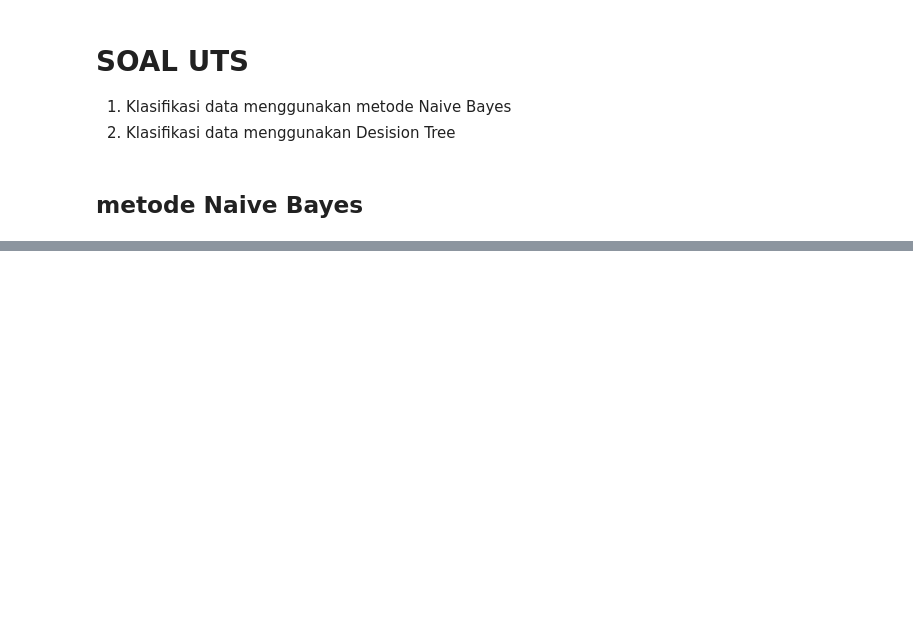
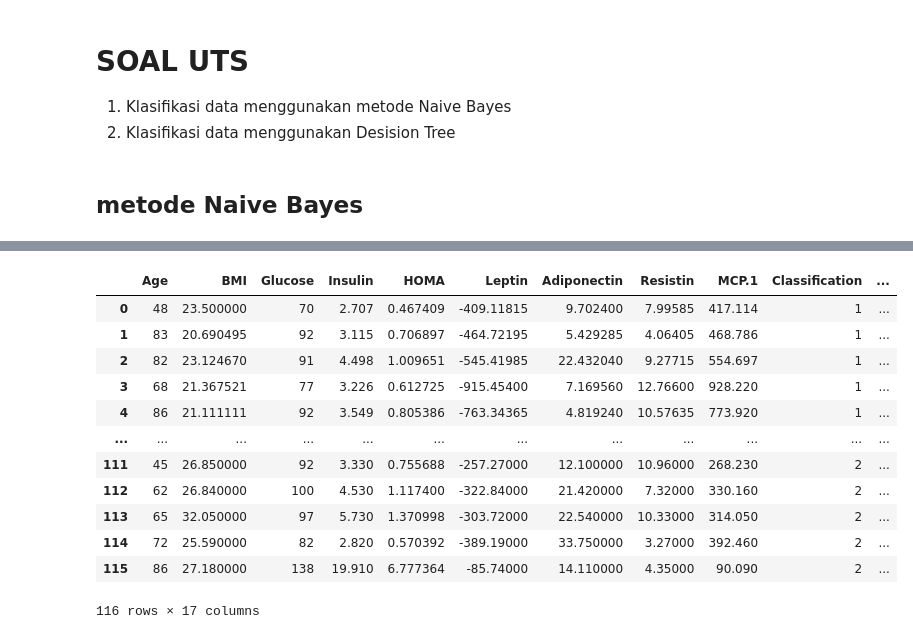
Before and after one commit to FajarAndrianto037/datamining, a Jupyter notebook: _sources/UTS.ipynb, the cells around one changed output, grey strips where cells are left out. Saved outputs shown, nothing was run; the diff lists cells and outputs as text; code cells hidden in the pictures; blank space fills up the shorter version.

```diff
--- a/_sources/UTS.ipynb
+++ b/_sources/UTS.ipynb
@@ -19,0 +102,3 @@ HTTPError: ignored
+# %%
+# Importing the dataset
+iris = pd.read_csv('https://raw.githubusercontent.com/FajarAndrianto037/data/main/dataR2.csv')
@@ -19,0 +125,24 @@ HTTPError: ignored
+# %%
+iris['Sepal_diff'] = iris['Insulin']-iris['Leptin']
+iris['Petal_diff'] = iris['Adiponectin']-iris['Resistin']
+# %%
+iris['Sepal_Petal_len_diff'] = iris['Insulin']-iris['Leptin']
+iris['Sepal_Petal_width_diff'] = iris['Adiponectin']-iris['Resistin']
+# %%
+iris['Sepal_Petal_len_wid_diff'] = iris['Insulin']-iris['Leptin']
+iris['Sepal_Petal_wid_len_diff'] = iris['Adiponectin']-iris['Resistin']
+iris
+# %% [output]
+|  | Age | BMI | Glucose | Insulin | HOMA | Leptin | Adiponectin | Resistin | MCP.1 | Classification | ... |
+| 0 | 48 | 23.500000 | 70 | 2.707 | 0.467409 | -409.11815 | 9.702400 | 7.99585 | 417.114 | 1 | ... |
+| 1 | 83 | 20.690495 | 92 | 3.115 | 0.706897 | -464.72195 | 5.429285 | 4.06405 | 468.786 | 1 | ... |
+| 2 | 82 | 23.124670 | 91 | 4.498 | 1.009651 | -545.41985 | 22.432040 | 9.27715 | 554.697 | 1 | ... |
+| 3 | 68 | 21.367521 | 77 | 3.226 | 0.612725 | -915.45400 | 7.169560 | 12.76600 | 928.220 | 1 | ... |
+| 4 | 86 | 21.111111 | 92 | 3.549 | 0.805386 | -763.34365 | 4.819240 | 10.57635 | 773.920 | 1 | ... |
+| ... | ... | ... | ... | ... | ... | ... | ... | ... | ... | ... | ... |
+| 111 | 45 | 26.850000 | 92 | 3.330 | 0.755688 | -257.27000 | 12.100000 | 10.96000 | 268.230 | 2 | ... |
+| 112 | 62 | 26.840000 | 100 | 4.530 | 1.117400 | -322.84000 | 21.420000 | 7.32000 | 330.160 | 2 | ... |
+| 113 | 65 | 32.050000 | 97 | 5.730 | 1.370998 | -303.72000 | 22.540000 | 10.33000 | 314.050 | 2 | ... |
+| 114 | 72 | 25.590000 | 82 | 2.820 | 0.570392 | -389.19000 | 33.750000 | 3.27000 | 392.460 | 2 | ... |
+| 115 | 86 | 27.180000 | 138 | 19.910 | 6.777364 | -85.74000 | 14.110000 | 4.35000 | 90.090 | 2 | ... |
+116 rows × 17 columns
```
Also changed, not shown: parts of 20 cells of this notebook, 4 other files.
